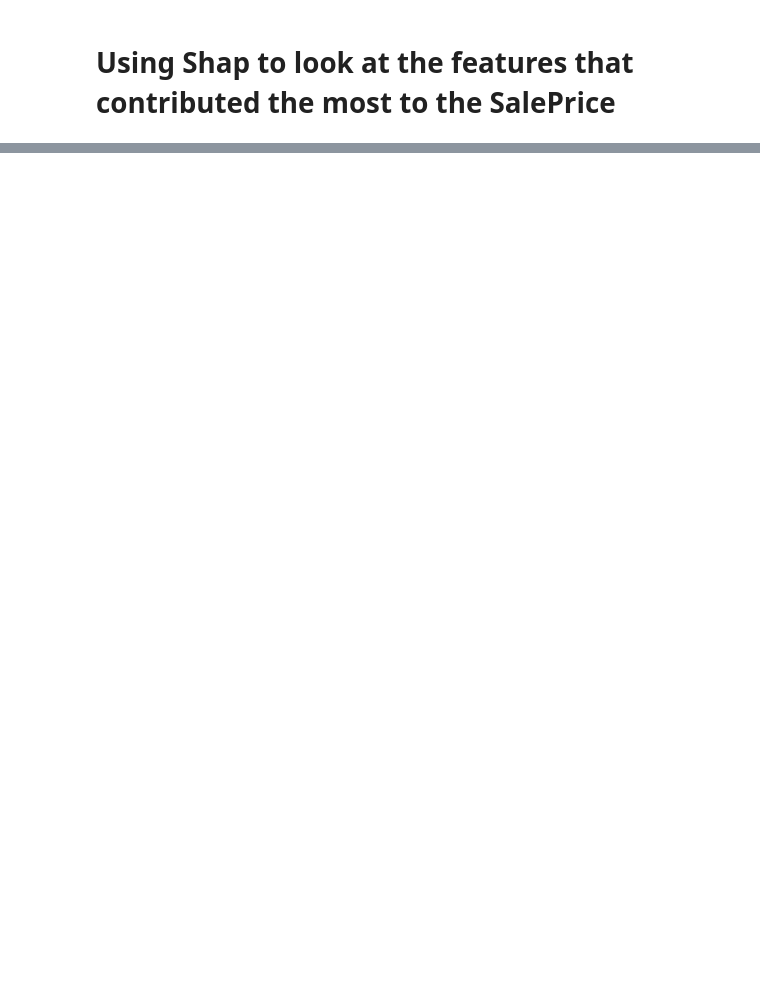
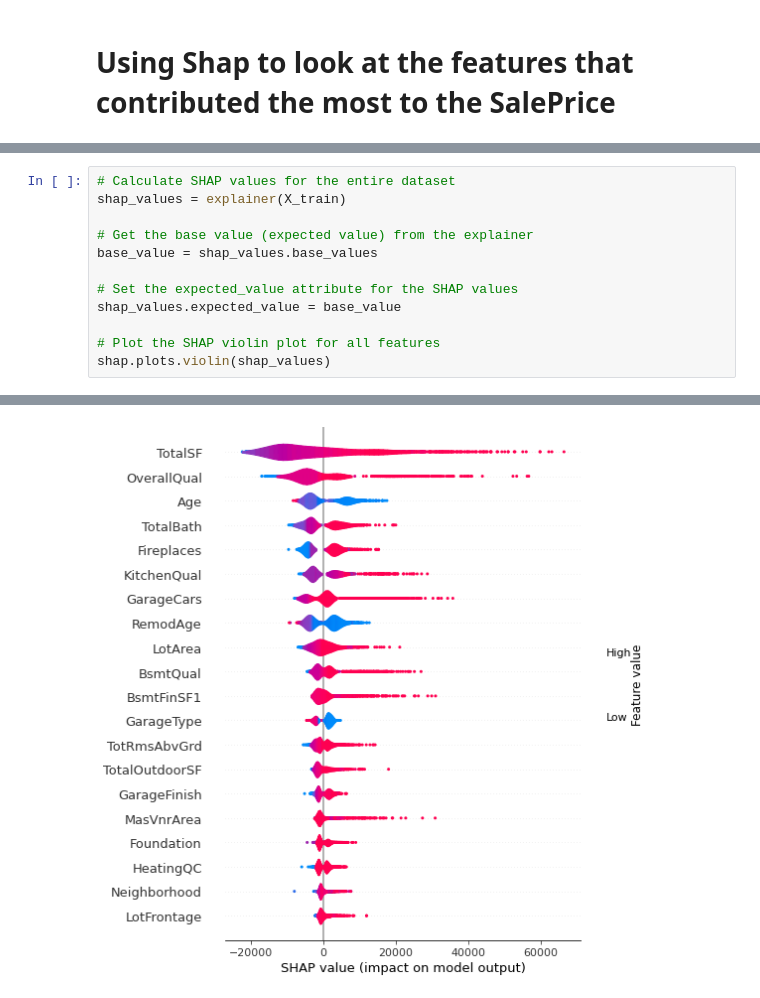
Before and after one commit to jasonphillip/Ames_Housing_ML_Project, a Jupyter notebook: models/Random_forest_model.ipynb, the cells around one changed output, grey strips where cells are left out. Saved outputs shown, nothing was run; the diff lists cells and outputs as text; blank space fills up the shorter version.

```diff
--- a/models/Random_forest_model.ipynb
+++ b/models/Random_forest_model.ipynb
@@ -488,0 +443,13 @@ shap.plots.waterfall(shap_values_instance[0])
+# %%
+# Calculate SHAP values for the entire dataset
+shap_values = explainer(X_train)
+
+# Get the base value (expected value) from the explainer
+base_value = shap_values.base_values
+
+# Set the expected_value attribute for the SHAP values
+shap_values.expected_value = base_value
+
+# Plot the SHAP violin plot for all features
+shap.plots.violin(shap_values)
+# %% [output]
@@ -488,0 +524 @@ shap.plots.waterfall(shap_values_instance[0])
+[figure, added]
```
Also changed, not shown: parts of 23 cells of this notebook.
